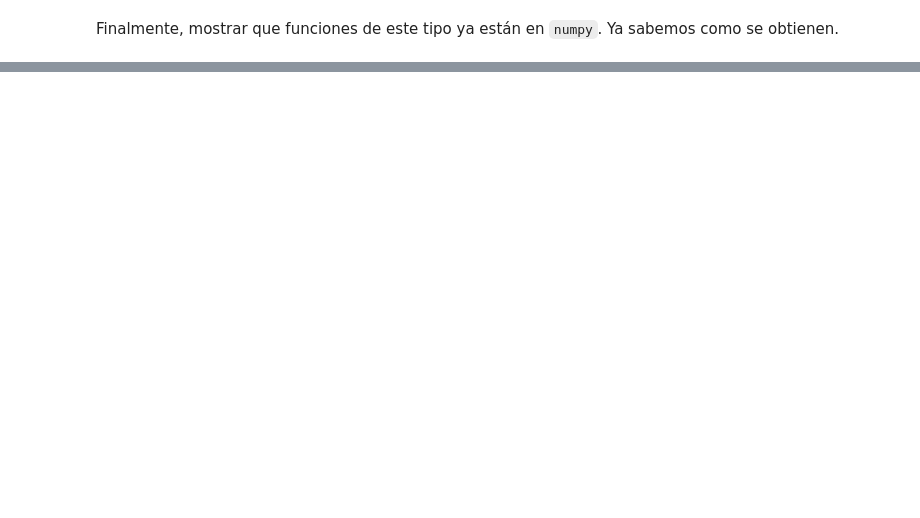
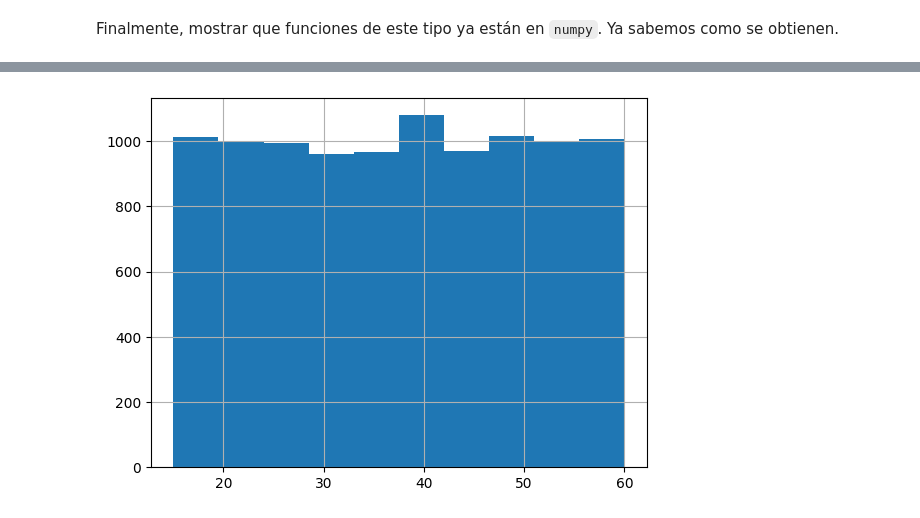
Before and after one commit to ArellanoMCarlos/SimMat_V2024, a Jupyter notebook: Montecarlo/Numeros Pseudoaleatorios.ipynb, the cells around one changed output, grey strips where cells are left out. Drawn from its saved outputs; the diff is of its cells as text; code cells hidden in the pictures; blank space fills up the shorter version.

```diff
--- a/Montecarlo/Numeros Pseudoaleatorios.ipynb
+++ b/Montecarlo/Numeros Pseudoaleatorios.ipynb
@@ -377,0 +448,6 @@ Finalmente, mostrar que funciones de este tipo ya están en `numpy`. Ya sabemos
+# %%
+u=np.random.uniform(A,B,n) # U(A,B)
+plt.hist(u)
+plt.grid()
+# %% [output]
+[figure, added]
```
Also changed, not shown: parts of 19 cells of this notebook, 1 other file.
